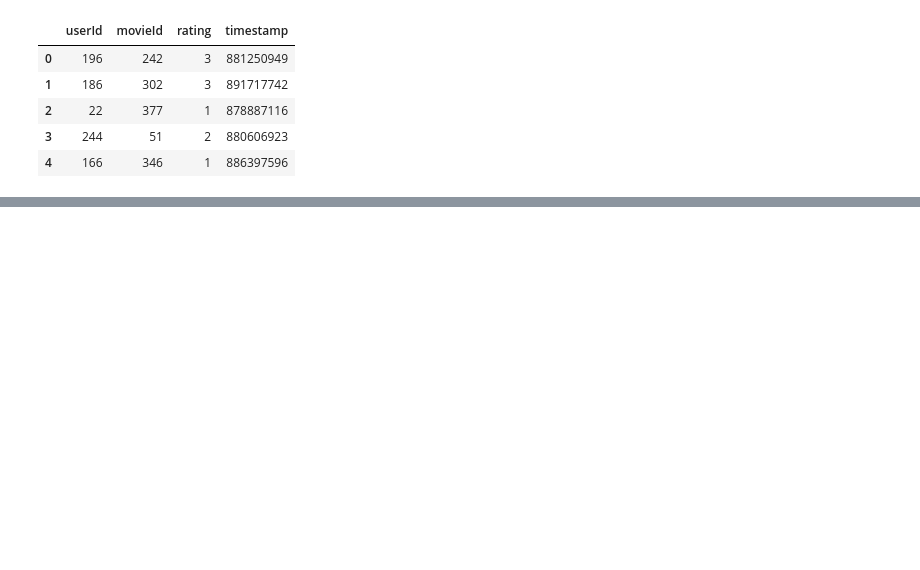
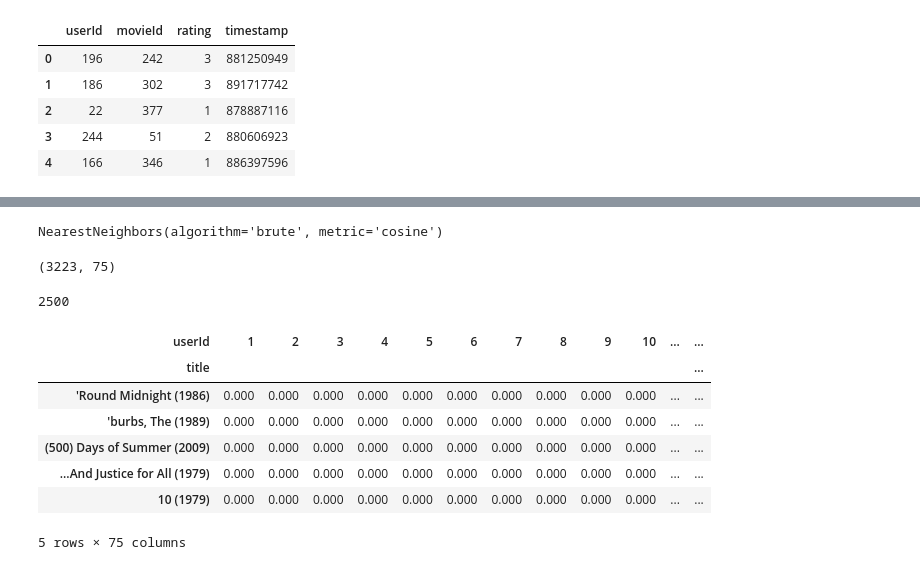
Before and after one commit to skanderkaroui/collaborative_filtering_movie_recommendation, a Jupyter notebook: item_based_recommendation_system.ipynb, the cells around one changed output, grey strips where cells are left out. Cells and saved outputs as stored; diff of their text form; code cells hidden in the pictures; blank space fills up the shorter version.

```diff
--- a/item_based_recommendation_system.ipynb
+++ b/item_based_recommendation_system.ipynb
@@ -18,0 +93,21 @@ ratings.head()
+# %%
+from scipy.sparse import csr_matrix
+
+movie_features_df_matrix = csr_matrix(movie_features_df.values)
+
+from sklearn.neighbors import NearestNeighbors
+
+
+model_knn = NearestNeighbors(metric = 'cosine', algorithm = 'brute')
+model_knn.fit(movie_features_df_matrix)
+# %% [output]
+NearestNeighbors(algorithm='brute', metric='cosine')
+# %%
+movie_features_df.shape
+# %% [output]
+(3223, 75)
+# %%
+query_index = np.random.choice(movie_features_df.shape[0])
+print(query_index)
+# %% [output]
+2500
@@ -18,0 +116,11 @@ ratings.head()
+# %%
+movie_features_df.head()
+# %% [output]
+| userId | 1 | 2 | 3 | 4 | 5 | 6 | 7 | 8 | 9 | 10 | ... | ... |
+| title |  |  |  |  |  |  |  |  |  |  |  | ... |
+| 'Round Midnight (1986) | 0.000 | 0.000 | 0.000 | 0.000 | 0.000 | 0.000 | 0.000 | 0.000 | 0.000 | 0.000 | ... | ... |
+| 'burbs, The (1989) | 0.000 | 0.000 | 0.000 | 0.000 | 0.000 | 0.000 | 0.000 | 0.000 | 0.000 | 0.000 | ... | ... |
+| (500) Days of Summer (2009) | 0.000 | 0.000 | 0.000 | 0.000 | 0.000 | 0.000 | 0.000 | 0.000 | 0.000 | 0.000 | ... | ... |
+| ...And Justice for All (1979) | 0.000 | 0.000 | 0.000 | 0.000 | 0.000 | 0.000 | 0.000 | 0.000 | 0.000 | 0.000 | ... | ... |
+| 10 (1979) | 0.000 | 0.000 | 0.000 | 0.000 | 0.000 | 0.000 | 0.000 | 0.000 | 0.000 | 0.000 | ... | ... |
+5 rows × 75 columns
```
Also changed, not shown: parts of 10 cells of this notebook, 1 other file.
